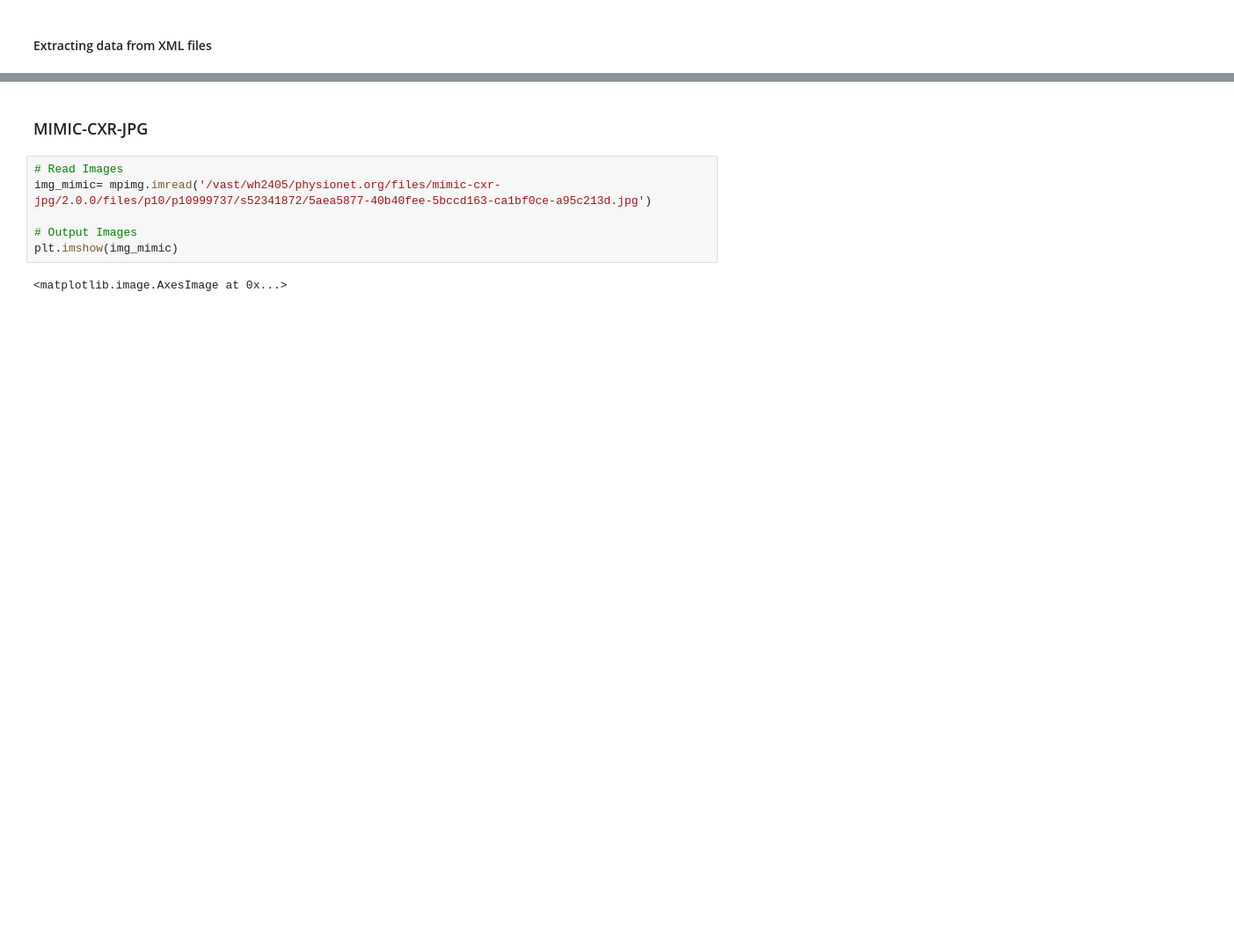
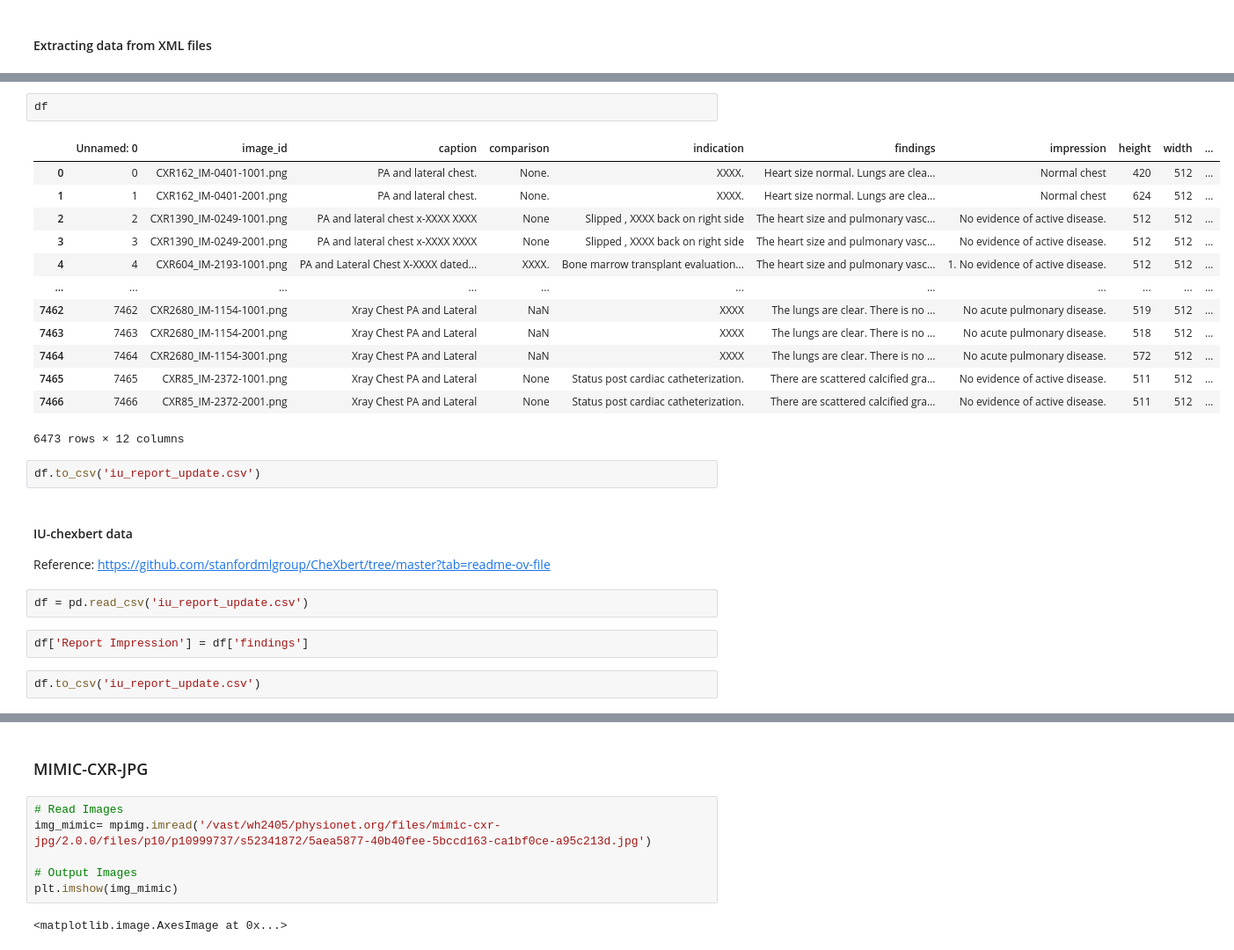
Before and after one commit to zoe70416/RaDialog, a Jupyter notebook: RadiologyReportGenerator_.ipynb, the cells around one changed output, grey strips where cells are left out. Shown at 88% size. Drawn from its saved outputs; the diff is of its cells as text; blank space fills up the shorter version.

```diff
--- a/RadiologyReportGenerator_.ipynb
+++ b/RadiologyReportGenerator_.ipynb
@@ -69,0 +184,28 @@ NameError: name 'tqdm' is not defined
+# %%
+df
+# %% [output]
+|  | Unnamed: 0 | image_id | caption | comparison | indication | findings | impression | height | width | ... |
+| 0 | 0 | CXR162_IM-0401-1001.png | PA and lateral chest. | None. | XXXX. | Heart size normal. Lungs are clea... | Normal chest | 420 | 512 | ... |
+| 1 | 1 | CXR162_IM-0401-2001.png | PA and lateral chest. | None. | XXXX. | Heart size normal. Lungs are clea... | Normal chest | 624 | 512 | ... |
+| 2 | 2 | CXR1390_IM-0249-1001.png | PA and lateral chest x-XXXX XXXX | None | Slipped , XXXX back on right side | The heart size and pulmonary vasc... | No evidence of active disease. | 512 | 512 | ... |
+| 3 | 3 | CXR1390_IM-0249-2001.png | PA and lateral chest x-XXXX XXXX | None | Slipped , XXXX back on right side | The heart size and pulmonary vasc... | No evidence of active disease. | 512 | 512 | ... |
+| 4 | 4 | CXR604_IM-2193-1001.png | PA and Lateral Chest X-XXXX dated... | XXXX. | Bone marrow transplant evaluation... | The heart size and pulmonary vasc... | 1. No evidence of active disease. | 512 | 512 | ... |
+| ... | ... | ... | ... | ... | ... | ... | ... | ... | ... | ... |
+| 7462 | 7462 | CXR2680_IM-1154-1001.png | Xray Chest PA and Lateral | NaN | XXXX | The lungs are clear. There is no ... | No acute pulmonary disease. | 519 | 512 | ... |
+| 7463 | 7463 | CXR2680_IM-1154-2001.png | Xray Chest PA and Lateral | NaN | XXXX | The lungs are clear. There is no ... | No acute pulmonary disease. | 518 | 512 | ... |
+| 7464 | 7464 | CXR2680_IM-1154-3001.png | Xray Chest PA and Lateral | NaN | XXXX | The lungs are clear. There is no ... | No acute pulmonary disease. | 572 | 512 | ... |
+| 7465 | 7465 | CXR85_IM-2372-1001.png | Xray Chest PA and Lateral | None | Status post cardiac catheterization. | There are scattered calcified gra... | No evidence of active disease. | 511 | 512 | ... |
+| 7466 | 7466 | CXR85_IM-2372-2001.png | Xray Chest PA and Lateral | None | Status post cardiac catheterization. | There are scattered calcified gra... | No evidence of active disease. | 511 | 512 | ... |
+6473 rows × 12 columns
+# %%
+df.to_csv('iu_report_update.csv')
+# %% [markdown]
+#### IU-chexbert data
+
+Reference: https://github.com/stanfordmlgroup/CheXbert/tree/master?tab=readme-ov-file
+# %%
+df = pd.read_csv('iu_report_update.csv')
+# %%
+df['Report Impression'] = df['findings']
+# %%
+df.to_csv('iu_report_update.csv')
```
Also changed, not shown: parts of 141 cells of this notebook, 30 other files.
